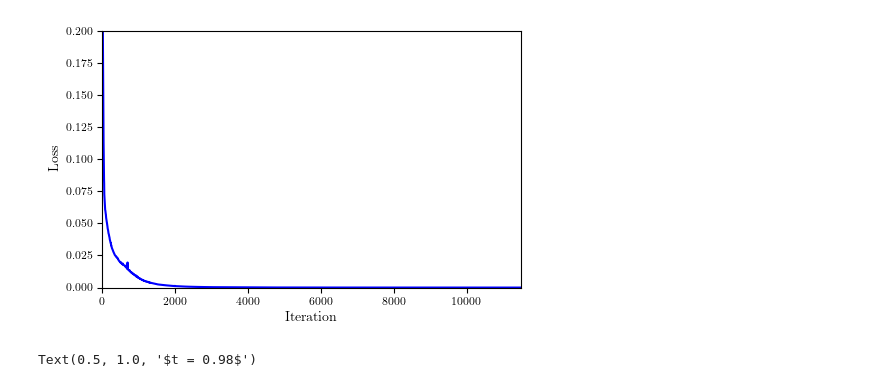
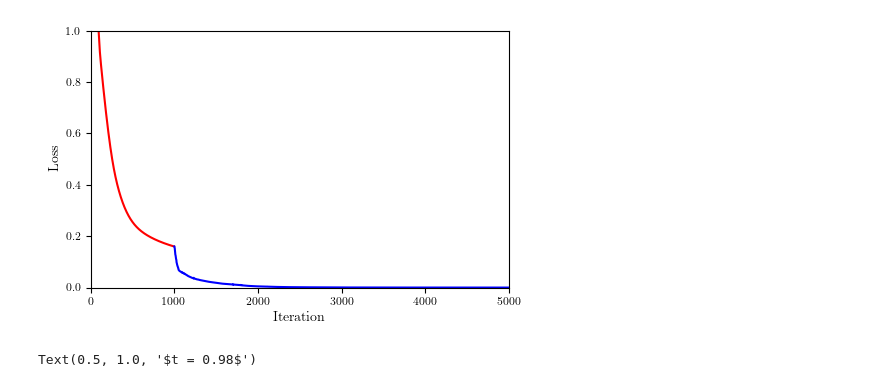
Before and after one commit to chenyuli12345/PINNs, a Jupyter notebook: main/continuous_time_inference (Schrodinger)/Schrodinger_on_Jupyter(pytorch)dailoss_kekaoxingmat.ipynb, the cells around one changed output. Drawn from its saved outputs; the diff is of its cells as text; code cells hidden in the pictures.

```diff
--- a/main/continuous_time_inference (Schrodinger)/Schrodinger_on_Jupyter(pytorch)dailoss_kekaoxingmat.ipynb
+++ b/main/continuous_time_inference (Schrodinger)/Schrodinger_on_Jupyter(pytorch)dailoss_kekaoxingmat.ipynb
@@ -129,8 +130,8 @@ class PhysicsInformedNN:
         self.optimizer = torch.optim.LBFGS(
             self.dnn.parameters(), #要优化的参数，这里返回的是一个生成器，包含了self.dnn中的所有参数（神经网络权重、偏置以及两个新加的变量）
             lr=1.0,  #学习率设置为1
-            max_iter=50000,  #最大迭代次数为50000
-            max_eval=50000,  #最大评估次数为50000
+            max_iter=5000,  #最大迭代次数为50000
+            max_eval=5000,  #最大评估次数为50000
             history_size=50, #历史大小为50，即用于计算Hessian矩阵近似的最近几步的信息
             tolerance_grad=1e-5,  #优化的第一个停止条件，当梯度的L2范数小于1e-5时停止优化
             tolerance_change=1.0 * np.finfo(float).eps, #优化的第二个停止条件，当优化的目标函数值的变化小于1.0 * np.finfo(float).eps时停止优化
@@ -252,9 +253,9 @@ class PhysicsInformedNN:
 
         #先使用Adam优化器优化nIter次
         for epoch in range(nIter):
-            u0_pred, v0_pred, _ , _ = self.net_uv(self.x0, self.t0) #是调用net_uv函数,将self.x0_tf和self.t0_tf作为参数传入,然后将返回的前两个结果赋值给self.u0_pred和self.v0_pred。后两个_是Python惯用法，表示不关心net_uv函数返回的后两个结果。
-            u_lb_pred, v_lb_pred, u_x_lb_pred, v_x_lb_pred = self.net_uv(self.x_lb, self.t_lb) #同上，不过这里函数返回的后两个结果会赋值给self.u_x_lb_pred和self.v_x_lb_pred。
-            u_ub_pred, v_ub_pred, u_x_ub_pred, v_x_ub_pred = self.net_uv(self.x_ub, self.t_ub) #同上
+            u0_pred, v0_pred, _ , _, _ = self.net_uv(self.x0, self.t0) #是调用net_uv函数,将self.x0_tf和self.t0_tf作为参数传入,然后将返回的前两个结果赋值给self.u0_pred和self.v0_pred。后两个_是Python惯用法，表示不关心net_uv函数返回的后两个结果。
+            u_lb_pred, v_lb_pred, u_x_lb_pred, v_x_lb_pred, _ = self.net_uv(self.x_lb, self.t_lb) #同上，不过这里函数返回的后两个结果会赋值给self.u_x_lb_pred和self.v_x_lb_pred。
+            u_ub_pred, v_ub_pred, u_x_ub_pred, v_x_ub_pred, _ = self.net_uv(self.x_ub, self.t_ub) #同上
             f_u_pred, f_v_pred = self.net_f_uv(self.x_f, self.t_f) #调用net_f_uv函数,将self.x_f_tf和self.t_f_tf作为参数传入,然后将返回的结果赋值给self.f_u_pred和self.f_v_pred。
 
             loss = torch.mean((self.u0 - u0_pred) ** 2)  + \
@@ -320,7 +321,7 @@ class PhysicsInformedNN:
 #设置噪声值为0
 noise = 0.0
 
-Adam_iter = 0 #Adam优化器的迭代次数
+Adam_iter = 1000 #Adam优化器的迭代次数
 
 
 # Doman bounds，定义两个一维数组lb和ub，问题域是一个二维空间，其中 x 的范围是 -5 到 5，t 的范围是 0 到 π/2(竖着的)
@@ -331,7 +332,7 @@ N0 = 50
 N_b = 50
 N_f = 20000
 #定义一个列表layers，其中包含了神经网络的层数和每一层的神经元数量
-layers = [2, 100, 100, 100, 100, 2]
+layers = [2, 1000, 1000, 1000, 1000,  2]
 #读取名为NLS.mat的Matlab文件，文件中的数据存储在data变量中。这里的路径也要随着设备的情况修改
 data = scipy.io.loadmat('../Data/NLS.mat')
 #从data字典中取出变量tt和x的值，并转换为一维数组（flatten方法），最后tongg[:,None]将一维数组转换为二维数组
@@ -419,20 +420,21 @@ Error h: 6.155845e-03
 # %%
 #打印误差随迭代次数的变化
 trainloss = torch.stack(model.loss_value).cpu().detach().numpy()
 # print(trainloss)
 # print(trainloss.shape)
 indices=list(range(len(trainloss)))
 plt.figure()
 plt.plot(indices[:Adam_iter],trainloss[:Adam_iter],color='red')
 plt.plot(indices[Adam_iter:],trainloss[Adam_iter:],color='blue')
 plt.xlabel('Iteration')
 plt.ylabel('Loss')
 # plt.yscale('log') #设置y轴为对数尺度，这样即使列表中有一些非常大的值，也不会影响其他值的可视化
 plt.xlim([0,max(indices)]) # 设置x轴的范围
-plt.ylim([0,0.2]) # 设置y轴的范围
+plt.ylim([0,1]) # 设置y轴的范围
+plt.xlim([0,5000])
 plt.show()
 # %% [output]
-[figure, old version]
+[figure, new version]
 # %%
 ######################################################################
 ############################# Plotting ###############################
```
Also changed, not shown: parts of 3 cells of this notebook.
